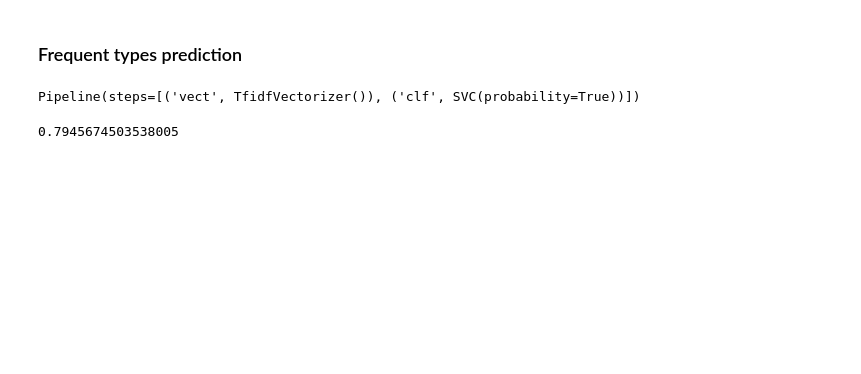
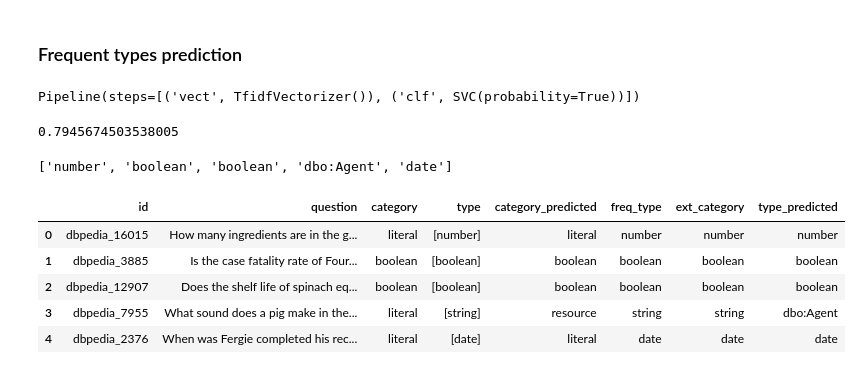
Before and after one commit to YohannesDK/DAT640-FinalProject, a Jupyter notebook: Baseline.ipynb, the cells around one changed output. Drawn from its saved outputs; the diff is of its cells as text; code cells hidden in the pictures; blank space fills up the shorter version.

```diff
--- a/Baseline.ipynb
+++ b/Baseline.ipynb
@@ -223,3 +234,22 @@ Pipeline(steps=[('vect', TfidfVectorizer()), ('clf', SVC(probability=True))])
 pipeline_type.score(X_test, Y_test)
 # %% [output]
 0.7945674503538005
+# %%
+predictions = pipeline_type.predict(X_test)
+
+# map predictions to types
+predictions = [list(types_dict.keys())[list(types_dict.values()).index(p)] for p in predictions]
+predictions[:5]
+# %% [output]
+['number', 'boolean', 'boolean', 'dbo:Agent', 'date']
+# %%
+# add predictions to test data
+test_data["type_predicted"] = predictions
+test_data.head()
+# %% [output]
+|  | id | question | category | type | category_predicted | freq_type | ext_category | type_predicted |
+| 0 | dbpedia_16015 | How many ingredients are in the g... | literal | [number] | literal | number | number | number |
+| 1 | dbpedia_3885 | Is the case fatality rate of Four... | boolean | [boolean] | boolean | boolean | boolean | boolean |
+| 2 | dbpedia_12907 | Does the shelf life of spinach eq... | boolean | [boolean] | boolean | boolean | boolean | boolean |
+| 3 | dbpedia_7955 | What sound does a pig make in the... | literal | [string] | resource | string | string | dbo:Agent |
+| 4 | dbpedia_2376 | When was Fergie completed his rec... | literal | [date] | literal | date | date | date |
```
Also changed, not shown: parts of 10 cells of this notebook.
